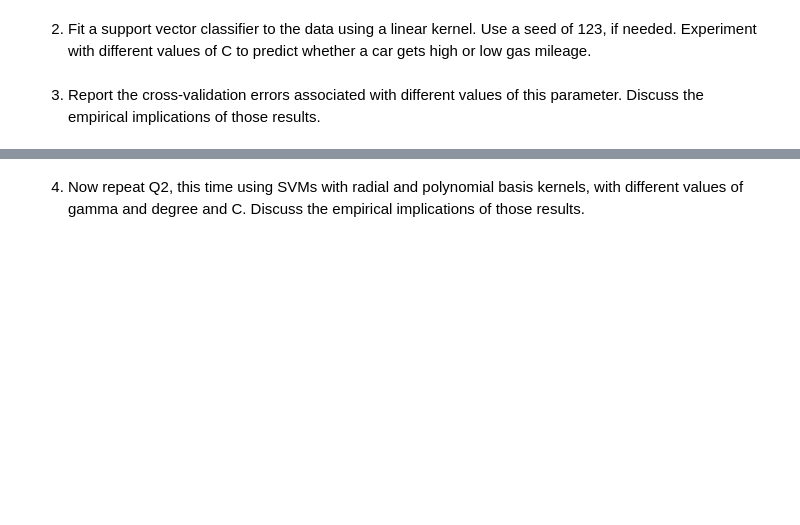
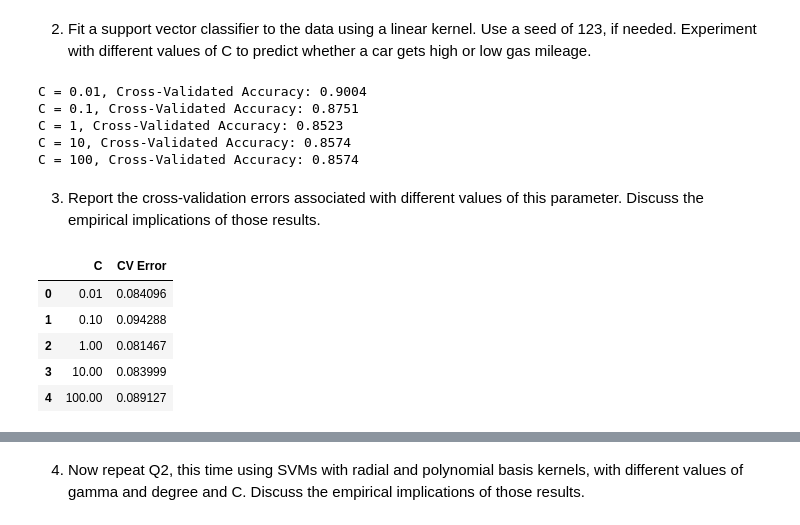
Before and after one commit to emilyneaville/DSCI-5340, a Jupyter notebook: Assignment_4/DSCI5340_HW4_Group8.ipynb, the cells around one changed output, grey strips where cells are left out. Drawn from its saved outputs; the diff is of its cells as text; code cells hidden in the pictures; blank space fills up the shorter version.

```diff
--- a/Assignment_4/DSCI5340_HW4_Group8.ipynb
+++ b/Assignment_4/DSCI5340_HW4_Group8.ipynb
@@ -78,2 +89,50 @@ print(auto[['high_mileage', 'mpg']].tail(10))
+# %%
+# Fit svc, print with different C values
+C_values = [0.01, 0.1, 1, 10, 100]
+
+for C in C_values:
+    svm = SVC(kernel='linear', C=C, random_state=123)
+    scores = cross_val_score(svm, X_scaled, y, cv=5, scoring='accuracy')
+    acc = scores.mean()
+    print(f"C = {C}, Cross-Validated Accuracy: {acc:.4f}")
+# %% [output]
+C = 0.01, Cross-Validated Accuracy: 0.9004
+C = 0.1, Cross-Validated Accuracy: 0.8751
+C = 1, Cross-Validated Accuracy: 0.8523
+C = 10, Cross-Validated Accuracy: 0.8574
+C = 100, Cross-Validated Accuracy: 0.8574
 # %% [markdown]
 3. Report the cross-validation errors associated with different values of this parameter. Discuss the empirical implications of those results.
+# %%
+# Parameter grid
+param_grid = {'C': [0.01, 0.1, 1, 10, 100]}
+
+# 5-fold cross val
+cv = KFold(n_splits=5, shuffle=True, random_state=123)
+
+# Initialize SVM
+svm_linear = SVC(kernel='linear')
+
+# Grid search
+grid = GridSearchCV(estimator=svm_linear,
+                    param_grid=param_grid,
+                    cv=cv,
+                    scoring='accuracy',
+                    return_train_score=True)
+
+grid.fit(X_scaled, y)
+
+# Error
+results_df = pd.DataFrame({
+    'C': param_grid['C'],
+    'CV Error': 1 - grid.cv_results_['mean_test_score']
+})
+
+results_df
+# %% [output]
+|  | C | CV Error |
+| 0 | 0.01 | 0.084096 |
+| 1 | 0.10 | 0.094288 |
+| 2 | 1.00 | 0.081467 |
+| 3 | 10.00 | 0.083999 |
+| 4 | 100.00 | 0.089127 |
```
Also changed, not shown: parts of 11 cells of this notebook.
